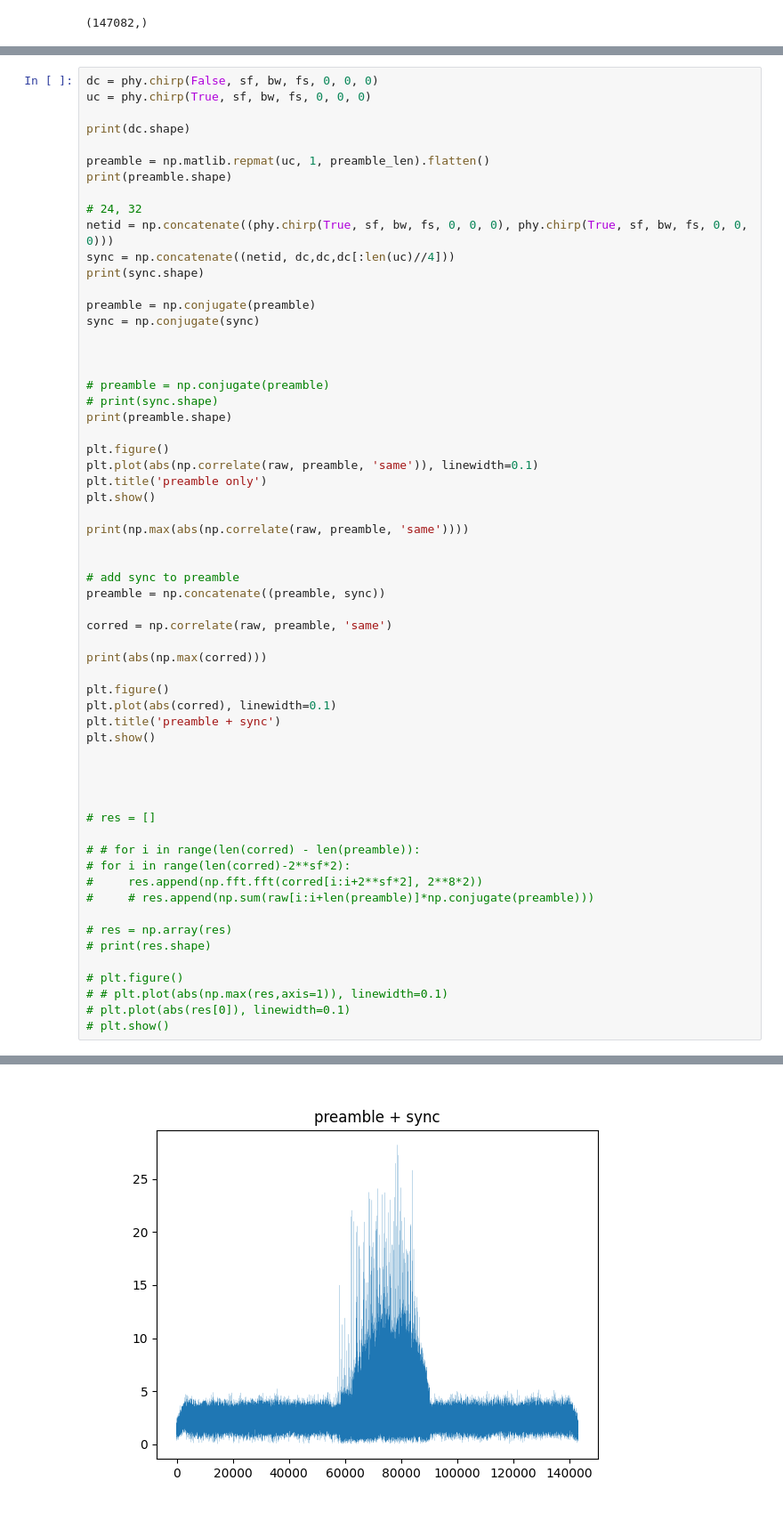
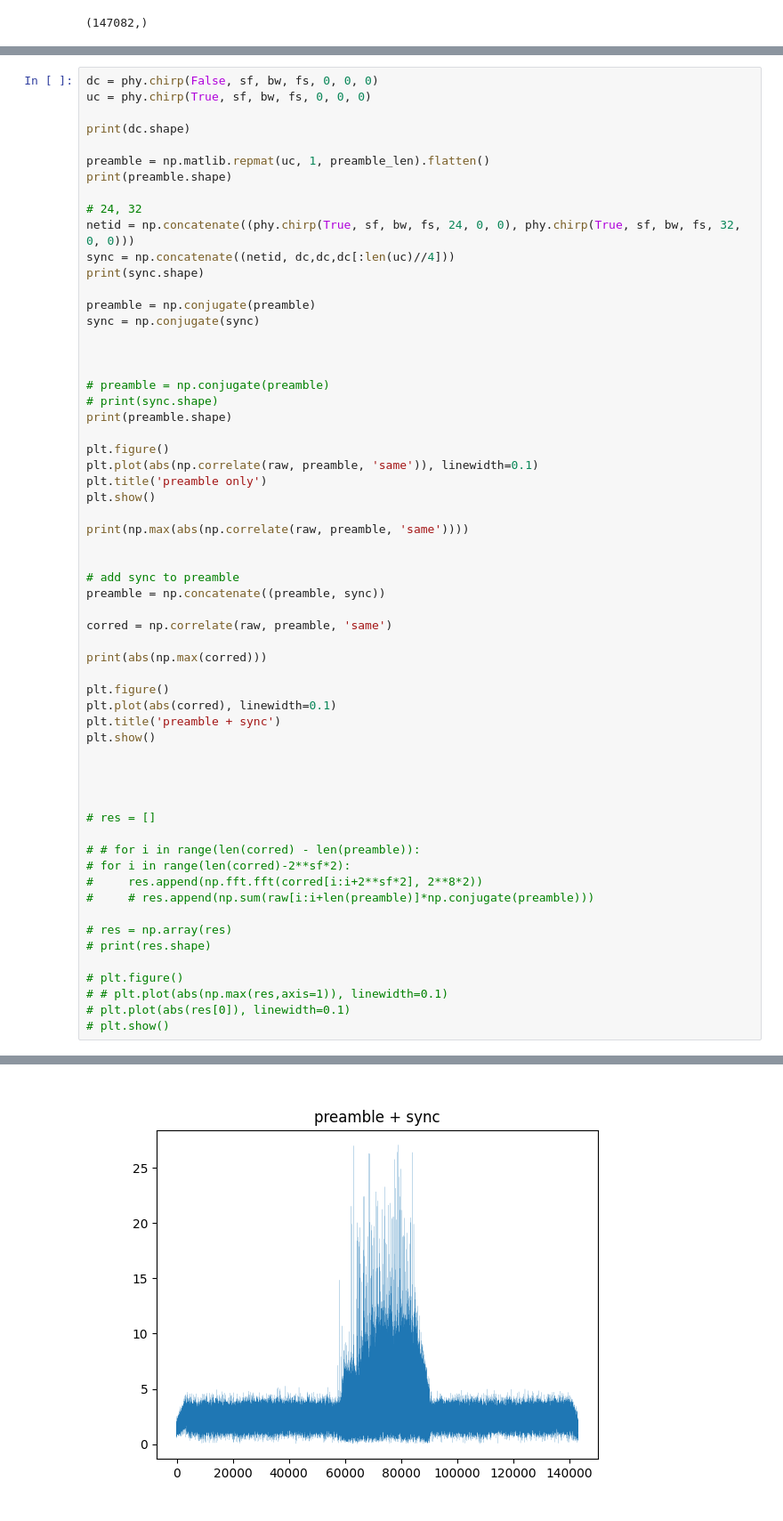
Before and after one commit to xsun2445/ee595hws, a Jupyter notebook: hw1/test.ipynb, the cells around one changed output, grey strips where cells are left out. Shown at 89% size. Cells and saved outputs as stored; diff of their text form.

```diff
--- a/hw1/test.ipynb
+++ b/hw1/test.ipynb
@@ -804,7 +804,7 @@ preamble = np.matlib.repmat(uc, 1, preamble_len).flatten()
 print(preamble.shape)
 
 # 24, 32
-netid = np.concatenate((phy.chirp(True, sf, bw, fs, 0, 0, 0), phy.chirp(True, sf, bw, fs, 0, 0, 0)))
+netid = np.concatenate((phy.chirp(True, sf, bw, fs, 24, 0, 0), phy.chirp(True, sf, bw, fs, 32, 0, 0)))
 sync = np.concatenate((netid, dc,dc,dc[:len(uc)//4]))
 print(sync.shape)
 
@@ -865 +865 @@ plt.show()
-[figure, old version]
+[figure, new version]
```
Also changed, not shown: parts of 1 cell of this notebook.
